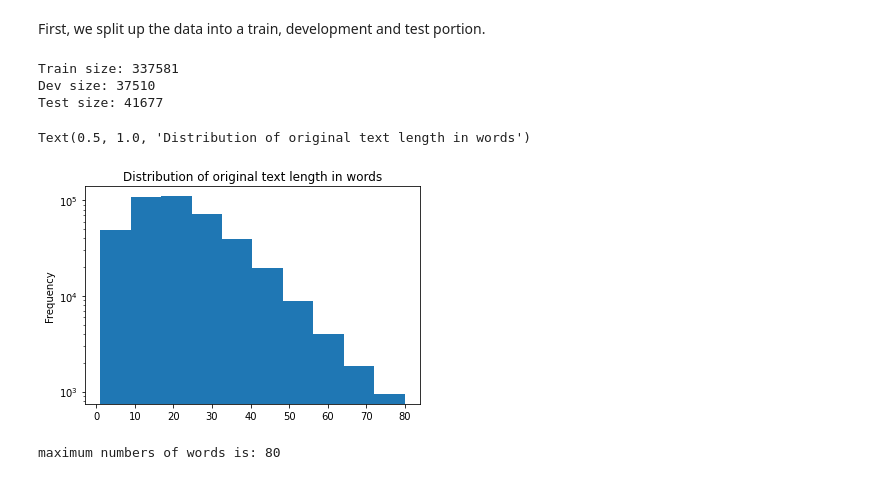
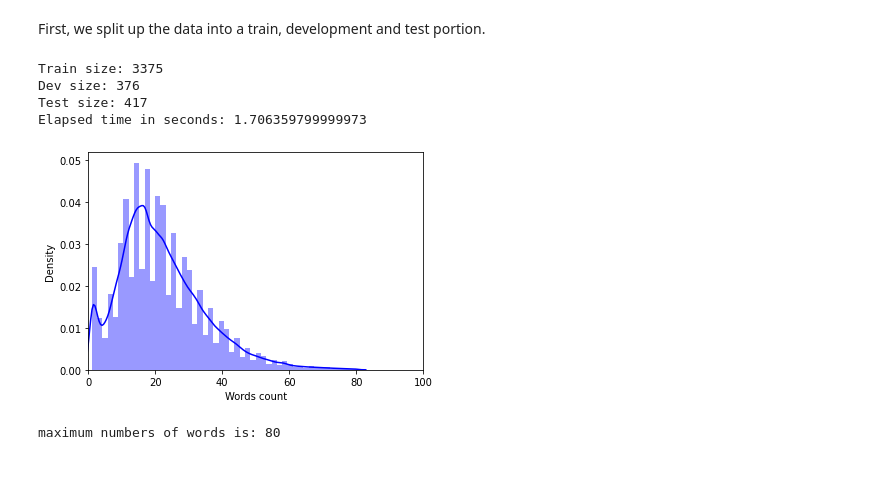
Before and after one commit to patrickcnkm/696_predict_text_difficulity, a Jupyter notebook: 03_Text classification with BERT in PyTorch.ipynb, the cells around one changed output. Drawn from its saved outputs; the diff is of its cells as text; code cells hidden in the pictures.

Commit message:
seaborn update

```diff
--- a/03_Text classification with BERT in PyTorch.ipynb
+++ b/03_Text classification with BERT in PyTorch.ipynb
@@ -16,14 +16,18 @@ warnings.filterwarnings("ignore",category=(RuntimeWarning))
 # %% [markdown]
 First, we split up the data into a train, development and test portion.
 # %%
-
 import pandas as pd
 from sklearn.model_selection import train_test_split
+from time import perf_counter
+
+start = perf_counter()
+
+
 
 train_data_path="./01_data/WikiLarge_Train.csv"
 train_data=pd.read_csv(train_data_path)
 
-size=round(len(train_data)*1)
+size=round(len(train_data)*0.01)
 r_train=train_data.sample(n=size)
 texts=list(r_train["original_text"])
 labels=list(r_train["label"])
@@ -34,19 +38,23 @@ train_texts, dev_texts, train_labels, dev_labels = train_test_split(rest_texts,
 print("Train size:", len(train_texts))
 print("Dev size:", len(dev_texts))
 print("Test size:", len(test_texts))
+
+end = perf_counter()
+print("Elapsed time in seconds:",(end-start))
 # %% [output]
-Train size: 337581
-Dev size: 37510
-Test size: 41677
+Train size: 3375
+Dev size: 376
+Test size: 417
+Elapsed time in seconds: 1.706359799999973
 # %%
+import seaborn as sns
 import matplotlib.pyplot as plt
-# TRAIN SET
-train_data['original_text'].apply(lambda x: len(x.split())).plot(kind='hist');
-plt.yscale('log');
-plt.title('Distribution of original text length in words')
+
+sns.distplot(train_data['original_text'].apply(lambda x: len(x.split())), color='blue');
+plt.xlim([0, 100]);
+plt.xlabel('Words count');
 # %% [output]
-Text(0.5, 1.0, 'Distribution of original text length in words')
-[figure, old version]
+[figure, new version]
 # %%
 print("maximum numbers of words is:",train_data['original_text'].apply(lambda x: len(x.split())).max())
 # %% [output]
```
Also changed, not shown: parts of 3 cells of this notebook.
